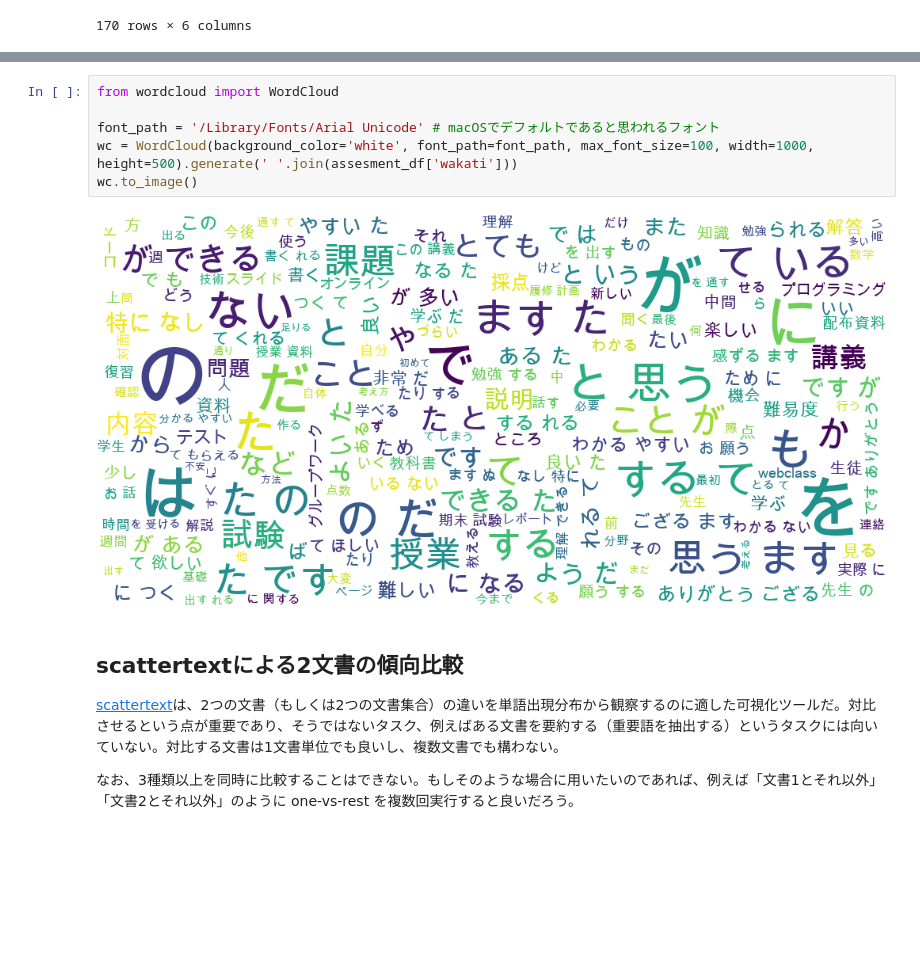
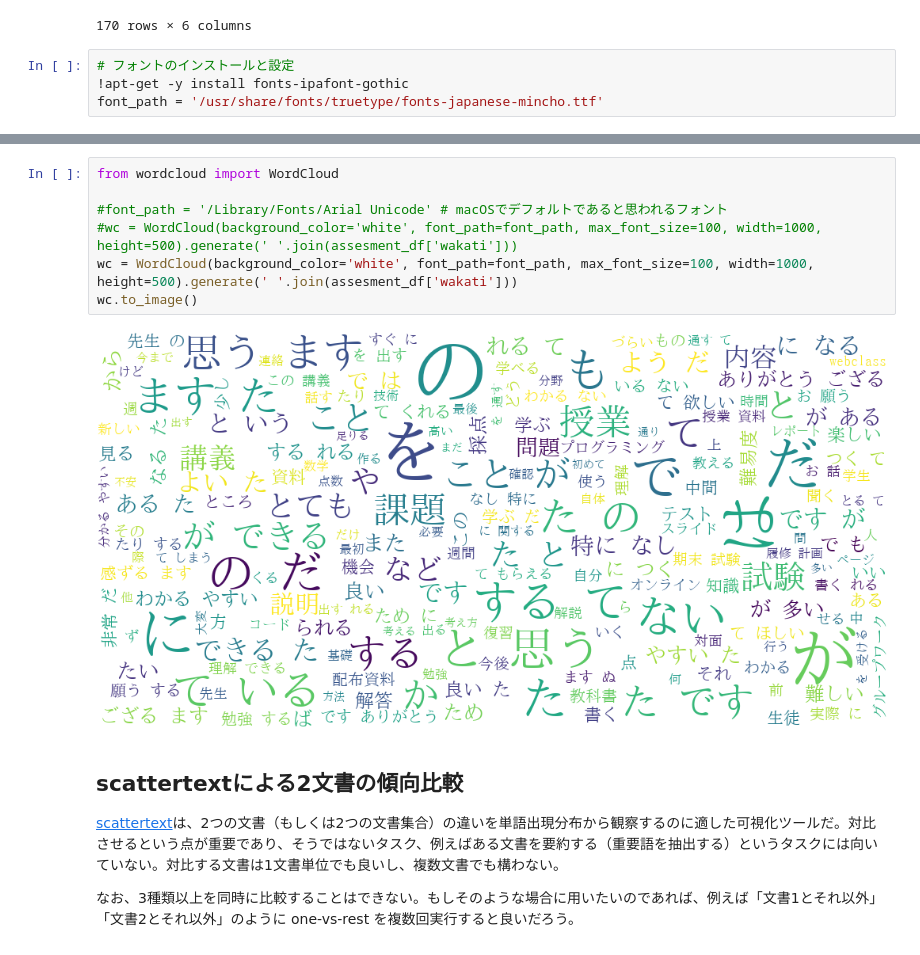
Before and after one commit to naltoma/datamining_intro2021, a Jupyter notebook: 4-nlp/spacy_importance.ipynb, the cells around one changed output, grey strips where cells are left out. Cells and saved outputs as stored; diff of their text form; blank space fills up the shorter version.

```diff
--- a/4-nlp/spacy_importance.ipynb
+++ b/4-nlp/spacy_importance.ipynb
@@ -67,3 +96,7 @@ assesment_df
 | 168 | 知能情報実験Ⅲ | 3 | True | Q22 | それぞれに任せるといった形で進められたものだったのでそれなりに進め... | それぞれ に 任せる と いう た 形 で 進める られる た も... |
 | 169 | 知能情報実験Ⅲ | 3 | True | Q22 | モバイルアプリ班\r\nHTML/CSS，JavaScriptなど... | モバイルアプリ 班 \r\n HTML / CSS , javas... |
 170 rows × 6 columns
+# %%
+# フォントのインストールと設定
+!apt-get -y install fonts-ipafont-gothic
+font_path = '/usr/share/fonts/truetype/fonts-japanese-mincho.ttf'
@@ -70,11 +121,12 @@ assesment_df
 # %%
 from wordcloud import WordCloud
 
-font_path = '/Library/Fonts/Arial Unicode' # macOSでデフォルトであると思われるフォント
+#font_path = '/Library/Fonts/Arial Unicode' # macOSでデフォルトであると思われるフォント
+#wc = WordCloud(background_color='white', font_path=font_path, max_font_size=100, width=1000, height=500).generate(' '.join(assesment_df['wakati']))
 wc = WordCloud(background_color='white', font_path=font_path, max_font_size=100, width=1000, height=500).generate(' '.join(assesment_df['wakati']))
 wc.to_image()
 # %% [output]
-[figure, old version]
+[figure, new version]
 # %% [markdown]
 ## scattertextによる2文書の傾向比較
 [scattertext](https://github.com/JasonKessler/scattertext)は、2つの文書（もしくは2つの文書集合）の違いを単語出現分布から観察するのに適した可視化ツールだ。対比させるという点が重要であり、そうではないタスク、例えばある文書を要約する（重要語を抽出する）というタスクには向いていない。対比する文書は1文書単位でも良いし、複数文書でも構わない。
```
Also changed, not shown: parts of 5 cells of this notebook, 4 other files.
